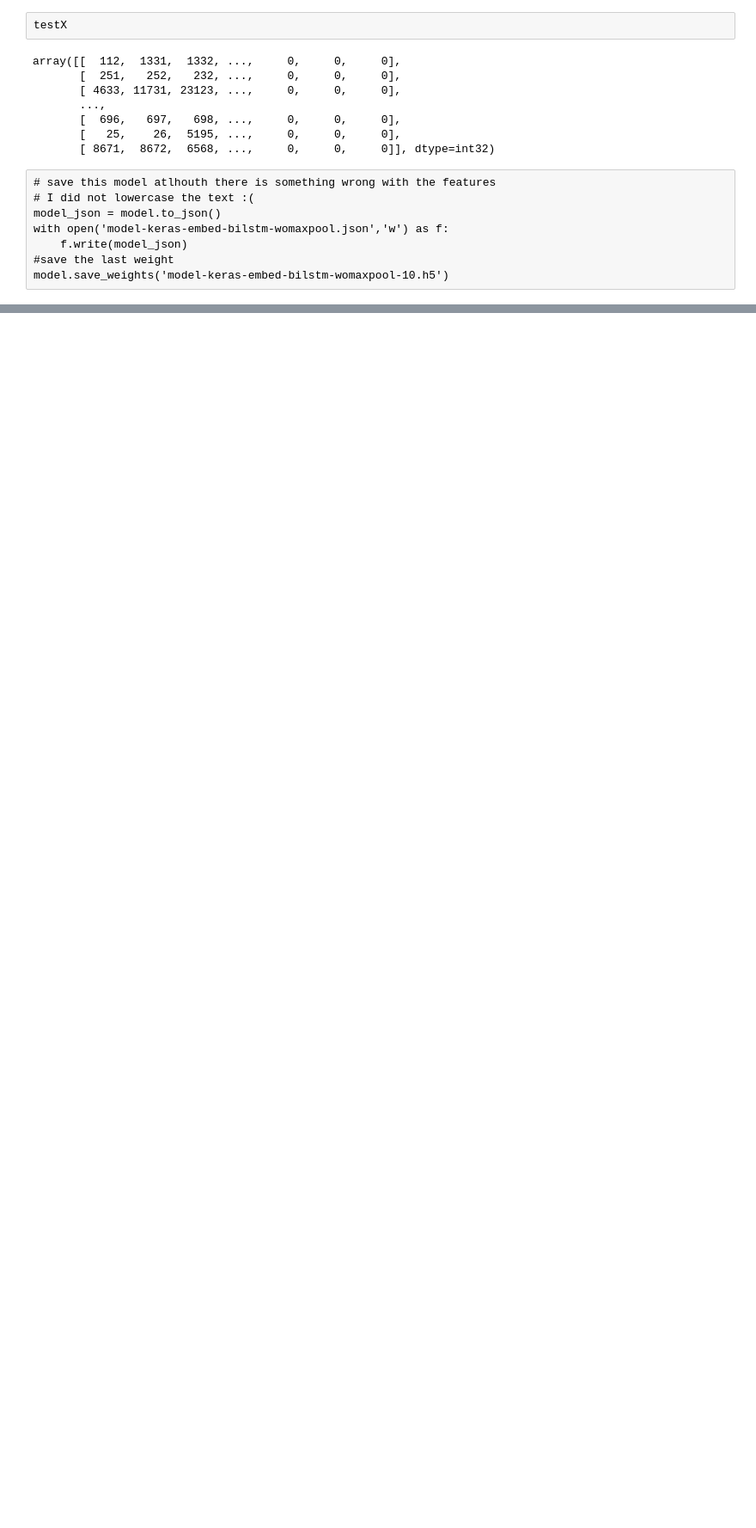
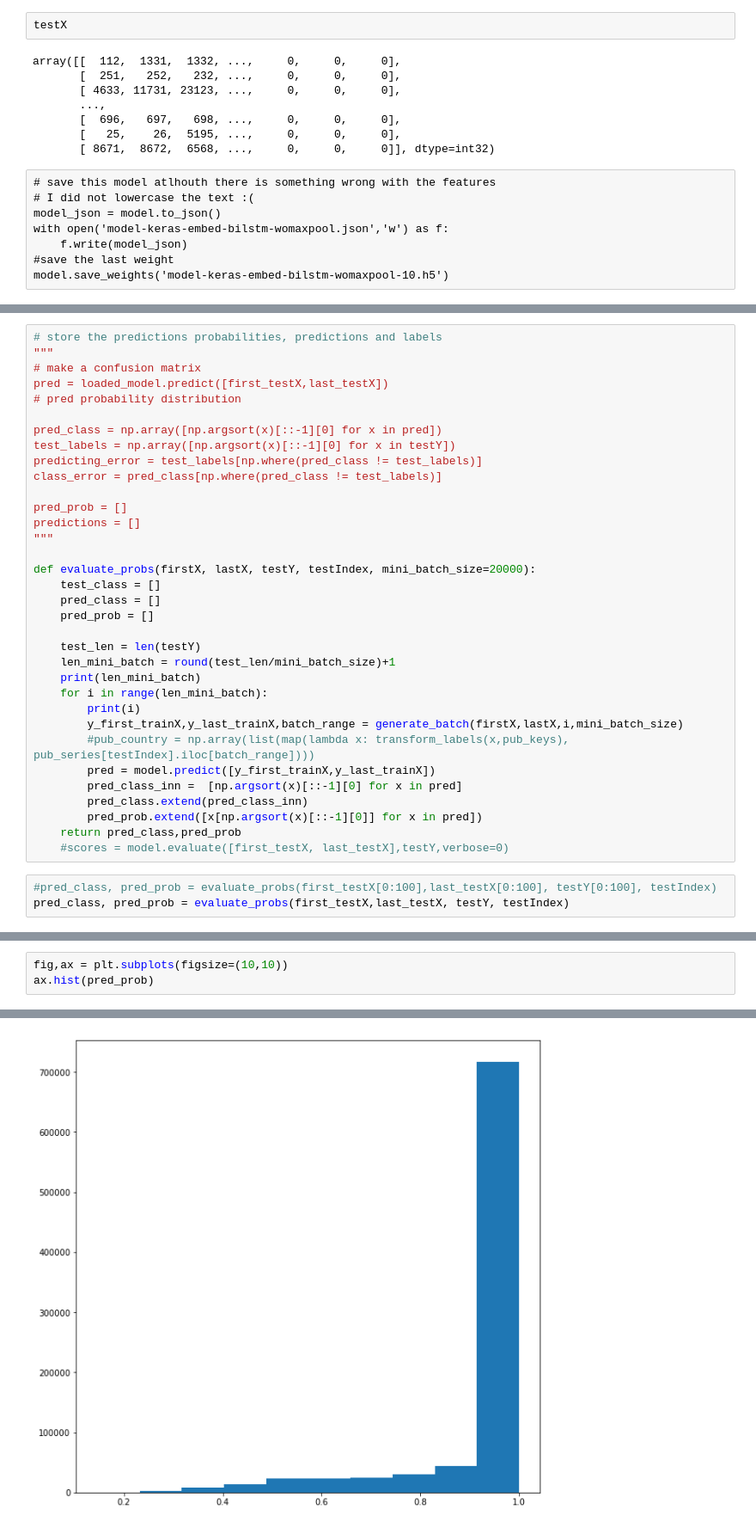
Before and after one commit to nikolausn/is592-word-embedding-dnn, a Jupyter notebook: ethnicity-dnn-experiment-week03-bigram-full-lstm.ipynb, the cells around one changed output, grey strips where cells are left out. Shown at 86% size. Saved outputs shown, nothing was run; the diff lists cells and outputs as text; blank space fills up the shorter version.

```diff
--- a/ethnicity-dnn-experiment-week03-bigram-full-lstm.ipynb
+++ b/ethnicity-dnn-experiment-week03-bigram-full-lstm.ipynb
@@ -862,0 +678,37 @@ Length: 44567, dtype: object
+# %%
+# store the predictions probabilities, predictions and labels
+"""
+# make a confusion matrix
+pred = loaded_model.predict([first_testX,last_testX])
+# pred probability distribution
+
+pred_class = np.array([np.argsort(x)[::-1][0] for x in pred])
+test_labels = np.array([np.argsort(x)[::-1][0] for x in testY])
+predicting_error = test_labels[np.where(pred_class != test_labels)]
+class_error = pred_class[np.where(pred_class != test_labels)]
+
+pred_prob = []
+predictions = []
+"""
+
+def evaluate_probs(firstX, lastX, testY, testIndex, mini_batch_size=20000):
+    test_class = []
+    pred_class = []
+    pred_prob = []
+
+    test_len = len(testY)
+    len_mini_batch = round(test_len/mini_batch_size)+1
+    print(len_mini_batch)
+    for i in range(len_mini_batch):
+        print(i)
+        y_first_trainX,y_last_trainX,batch_range = generate_batch(firstX,lastX,i,mini_batch_size)
+        #pub_country = np.array(list(map(lambda x: transform_labels(x,pub_keys), pub_series[testIndex].iloc[batch_range])))
+        pred = model.predict([y_first_trainX,y_last_trainX])
+        pred_class_inn =  [np.argsort(x)[::-1][0] for x in pred]
+        pred_class.extend(pred_class_inn)
+        pred_prob.extend([x[np.argsort(x)[::-1][0]] for x in pred])
+    return pred_class,pred_prob
+    #scores = model.evaluate([first_testX, last_testX],testY,verbose=0)
+# %%
+#pred_class, pred_prob = evaluate_probs(first_testX[0:100],last_testX[0:100], testY[0:100], testIndex)
+pred_class, pred_prob = evaluate_probs(first_testX,last_testX, testY, testIndex)
@@ -862,0 +733,4 @@ Length: 44567, dtype: object
+# %%
+fig,ax = plt.subplots(figsize=(10,10))
+ax.hist(pred_prob)
+# %% [output]
@@ -862,0 +744 @@ Length: 44567, dtype: object
+[figure, added]
```
Also changed, not shown: parts of 21 cells of this notebook, 4 other files.
